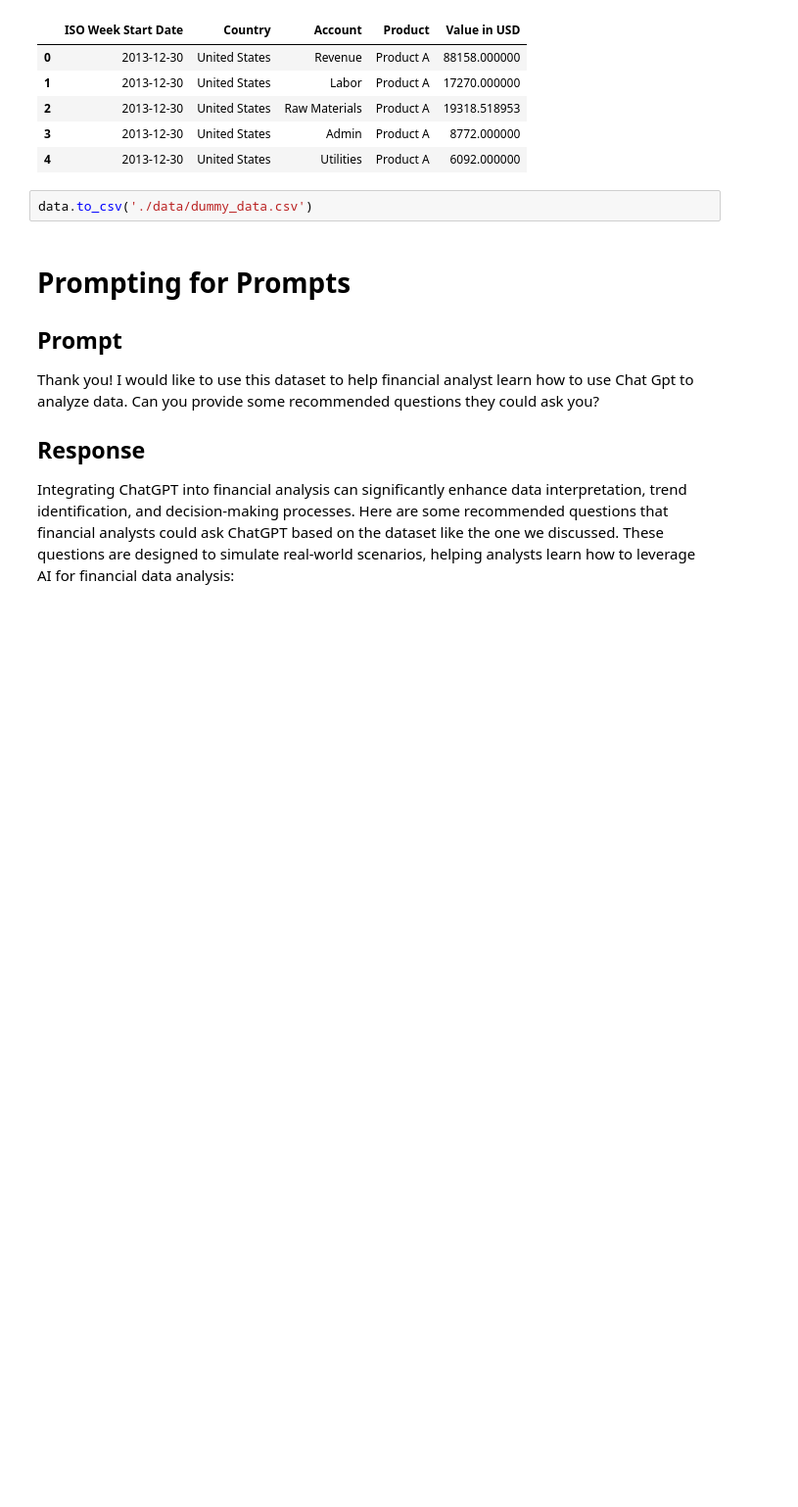
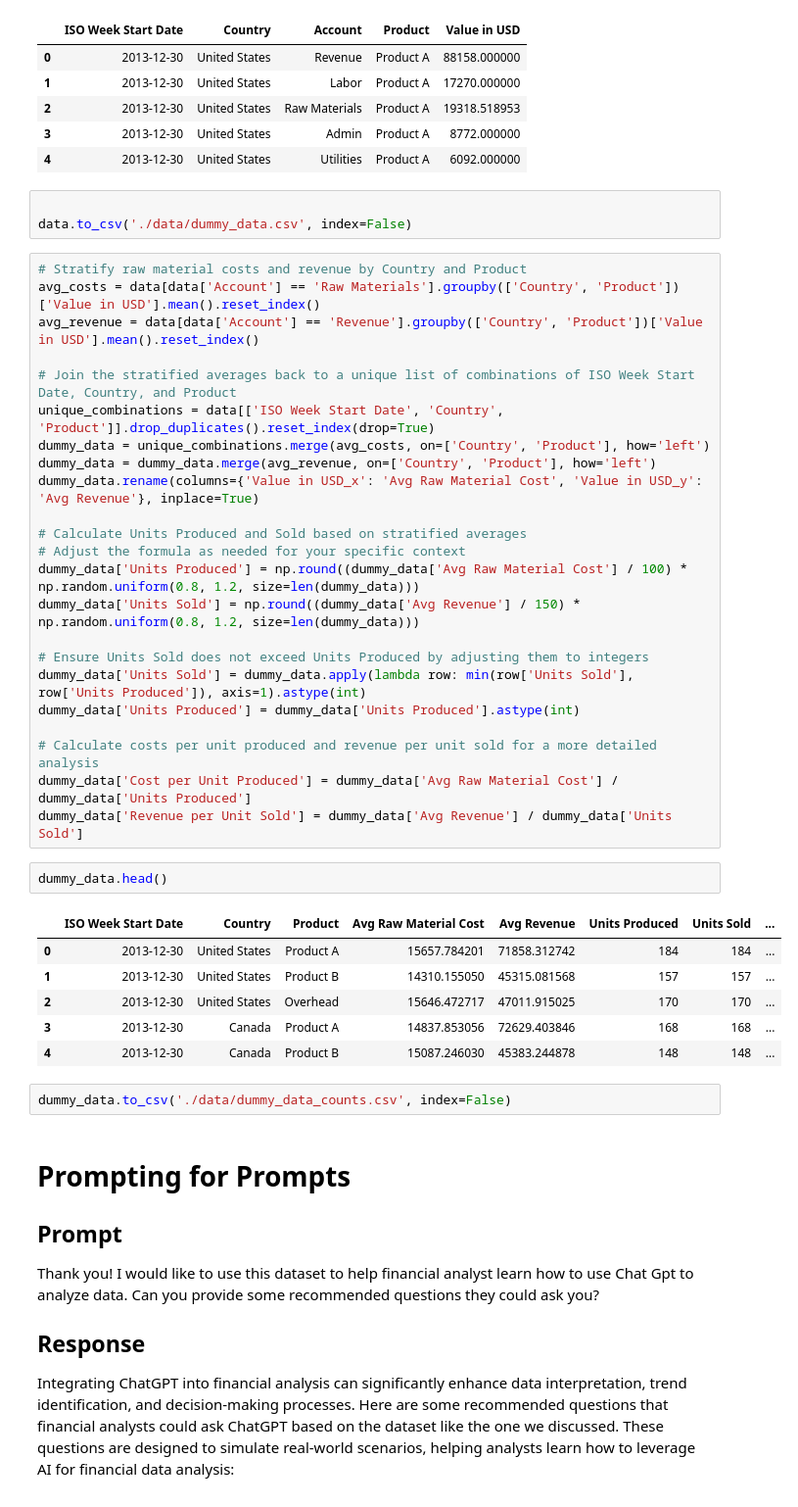
Before and after one commit to thedanindanger/yaads-examples, a Jupyter notebook: GenerativeAI/DummyData.ipynb, the cells around one changed output. Shown at 98% size. Cells and saved outputs as stored; diff of their text form; blank space fills up the shorter version.

Commit message:
dummy counts for abc

```diff
--- a/GenerativeAI/DummyData.ipynb
+++ b/GenerativeAI/DummyData.ipynb
@@ -92,7 +92,42 @@ data.head()
 | 3 | 2013-12-30 | United States | Admin | Product A | 8772.000000 |
 | 4 | 2013-12-30 | United States | Utilities | Product A | 6092.000000 |
 # %%
-data.to_csv('./data/dummy_data.csv')
+
+data.to_csv('./data/dummy_data.csv', index=False)
+# %%
+# Stratify raw material costs and revenue by Country and Product
+avg_costs = data[data['Account'] == 'Raw Materials'].groupby(['Country', 'Product'])['Value in USD'].mean().reset_index()
+avg_revenue = data[data['Account'] == 'Revenue'].groupby(['Country', 'Product'])['Value in USD'].mean().reset_index()
+
+# Join the stratified averages back to a unique list of combinations of ISO Week Start Date, Country, and Product
+unique_combinations = data[['ISO Week Start Date', 'Country', 'Product']].drop_duplicates().reset_index(drop=True)
+dummy_data = unique_combinations.merge(avg_costs, on=['Country', 'Product'], how='left')
+dummy_data = dummy_data.merge(avg_revenue, on=['Country', 'Product'], how='left')
+dummy_data.rename(columns={'Value in USD_x': 'Avg Raw Material Cost', 'Value in USD_y': 'Avg Revenue'}, inplace=True)
+
+# Calculate Units Produced and Sold based on stratified averages
+# Adjust the formula as needed for your specific context
+dummy_data['Units Produced'] = np.round((dummy_data['Avg Raw Material Cost'] / 100) * np.random.uniform(0.8, 1.2, size=len(dummy_data)))
+dummy_data['Units Sold'] = np.round((dummy_data['Avg Revenue'] / 150) * np.random.uniform(0.8, 1.2, size=len(dummy_data)))
+
+# Ensure Units Sold does not exceed Units Produced by adjusting them to integers
+dummy_data['Units Sold'] = dummy_data.apply(lambda row: min(row['Units Sold'], row['Units Produced']), axis=1).astype(int)
+dummy_data['Units Produced'] = dummy_data['Units Produced'].astype(int)
+
+# Calculate costs per unit produced and revenue per unit sold for a more detailed analysis
+dummy_data['Cost per Unit Produced'] = dummy_data['Avg Raw Material Cost'] / dummy_data['Units Produced']
+dummy_data['Revenue per Unit Sold'] = dummy_data['Avg Revenue'] / dummy_data['Units Sold']
+# %%
+dummy_data.head()
+# %% [output]
+|  | ISO Week Start Date | Country | Product | Avg Raw Material Cost | Avg Revenue | Units Produced | Units Sold | ... |
+| 0 | 2013-12-30 | United States | Product A | 15657.784201 | 71858.312742 | 184 | 184 | ... |
+| 1 | 2013-12-30 | United States | Product B | 14310.155050 | 45315.081568 | 157 | 157 | ... |
+| 2 | 2013-12-30 | United States | Overhead | 15646.472717 | 47011.915025 | 170 | 170 | ... |
+| 3 | 2013-12-30 | Canada | Product A | 14837.853056 | 72629.403846 | 168 | 168 | ... |
+| 4 | 2013-12-30 | Canada | Product B | 15087.246030 | 45383.244878 | 148 | 148 | ... |
+# %%
+dummy_data.to_csv('./data/dummy_data_counts.csv', index=False)
 # %% [markdown]
 # Prompting for Prompts
 
```
Also changed, not shown: 1 other file.
